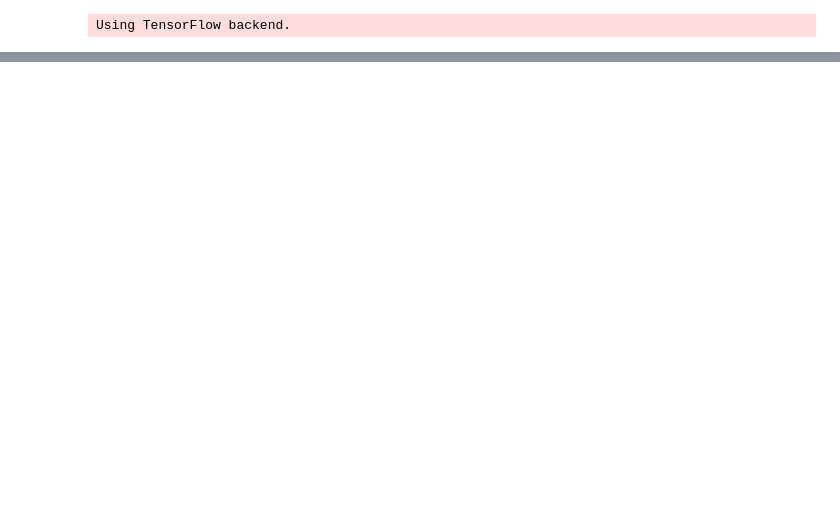
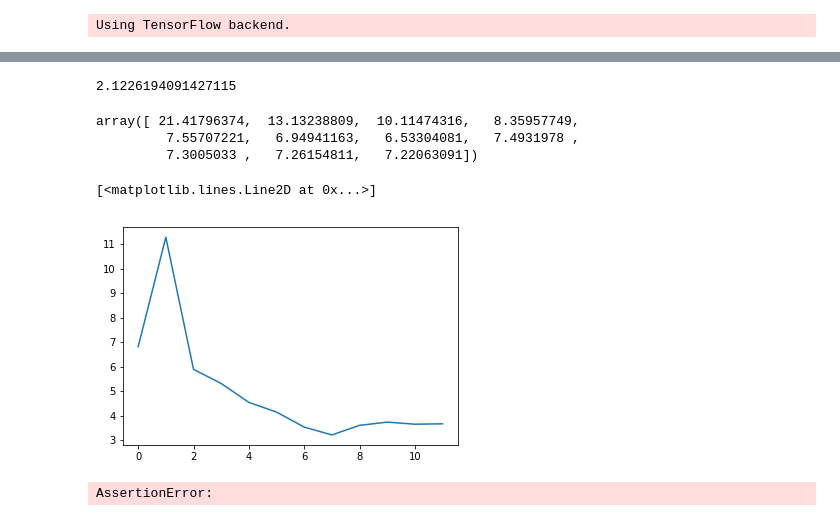
Before and after one commit to stratospark/keras-multiprocess-image-data-generator, a Jupyter notebook: CIFAR10 Benchmark.ipynb, the cells around one changed output, grey strips where cells are left out. Cells and saved outputs as stored; diff of their text form; code cells hidden in the pictures; blank space fills up the shorter version.

```diff
--- a/CIFAR10 Benchmark.ipynb
+++ b/CIFAR10 Benchmark.ipynb
@@ -23,7 +38,3 @@ def preprocess_img(img):
     img = img.astype(np.float32) / 255.0
     img -= 0.5
     return img * 2
-# %%
-from multiprocessing import Pool
-
-pool = Pool(processes=8)
@@ -29,0 +155,15 @@ pool = Pool(processes=8)
+# %%
+durs[0][0] / durs[7][0]
+# %% [output]
+2.1226194091427115
+# %%
+np.mean(np.array(durs.values()), axis=1)
+# %% [output]
+array([ 21.41796374,  13.13238809,  10.11474316,   8.35957749,
+         7.55707221,   6.94941163,   6.53304081,   7.4931978 ,
+         7.3005033 ,   7.26154811,   7.22063091])
+# %%
+plt.plot(np.mean(np.array(durs.values()), axis=1))
+# %% [output]
+[<matplotlib.lines.Line2D at 0x...>]
+[figure, added]
@@ -30,2 +238,10 @@ pool = Pool(processes=8)
+# %%
+for i, (imgs, labels) in enumerate(X_train_aug):
+    print(i)
+    print(imgs.shape)
+    print(labels.shape)
+    break
+# %% [output]
+AssertionError:
 # %%
 pool.terminate()
```
Also changed, not shown: parts of 21 cells of this notebook, 1 other file.
